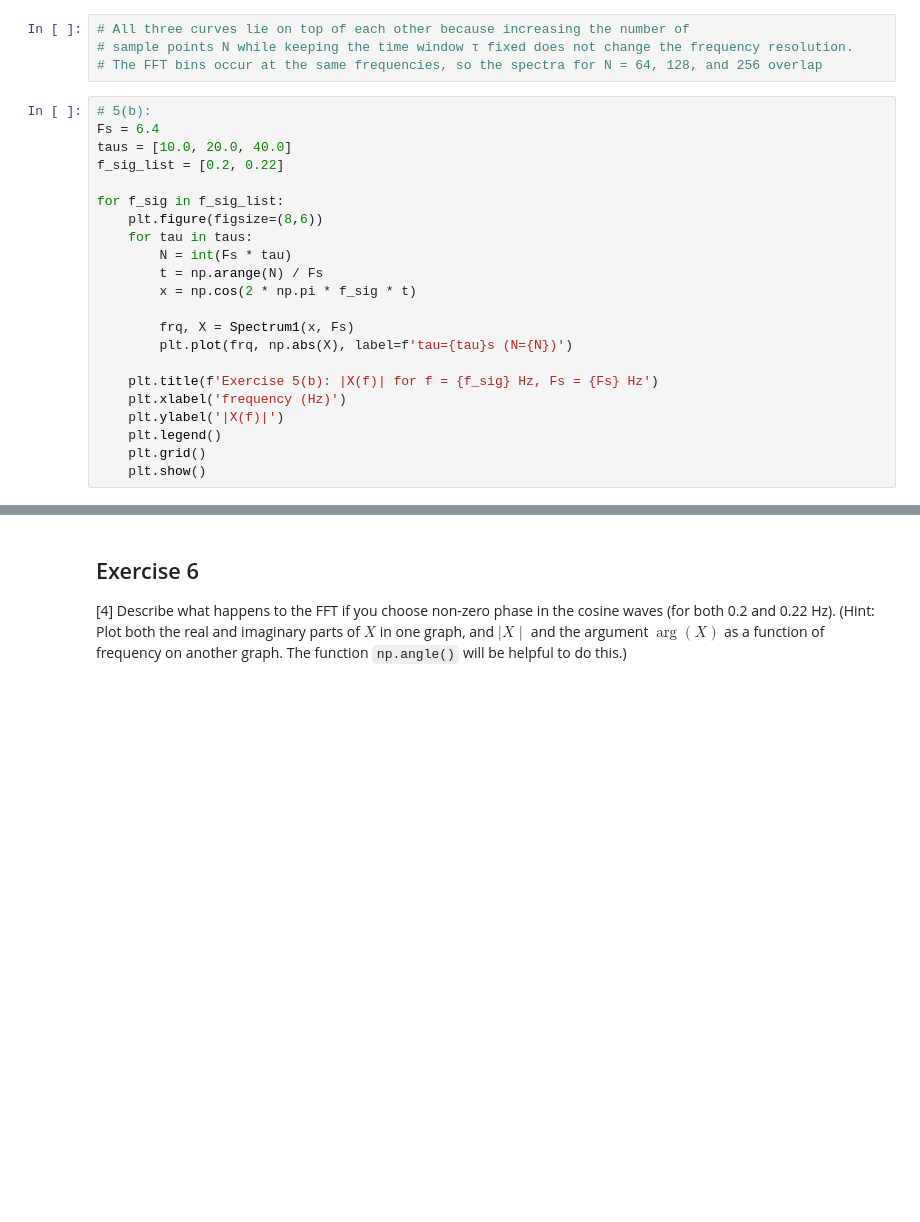
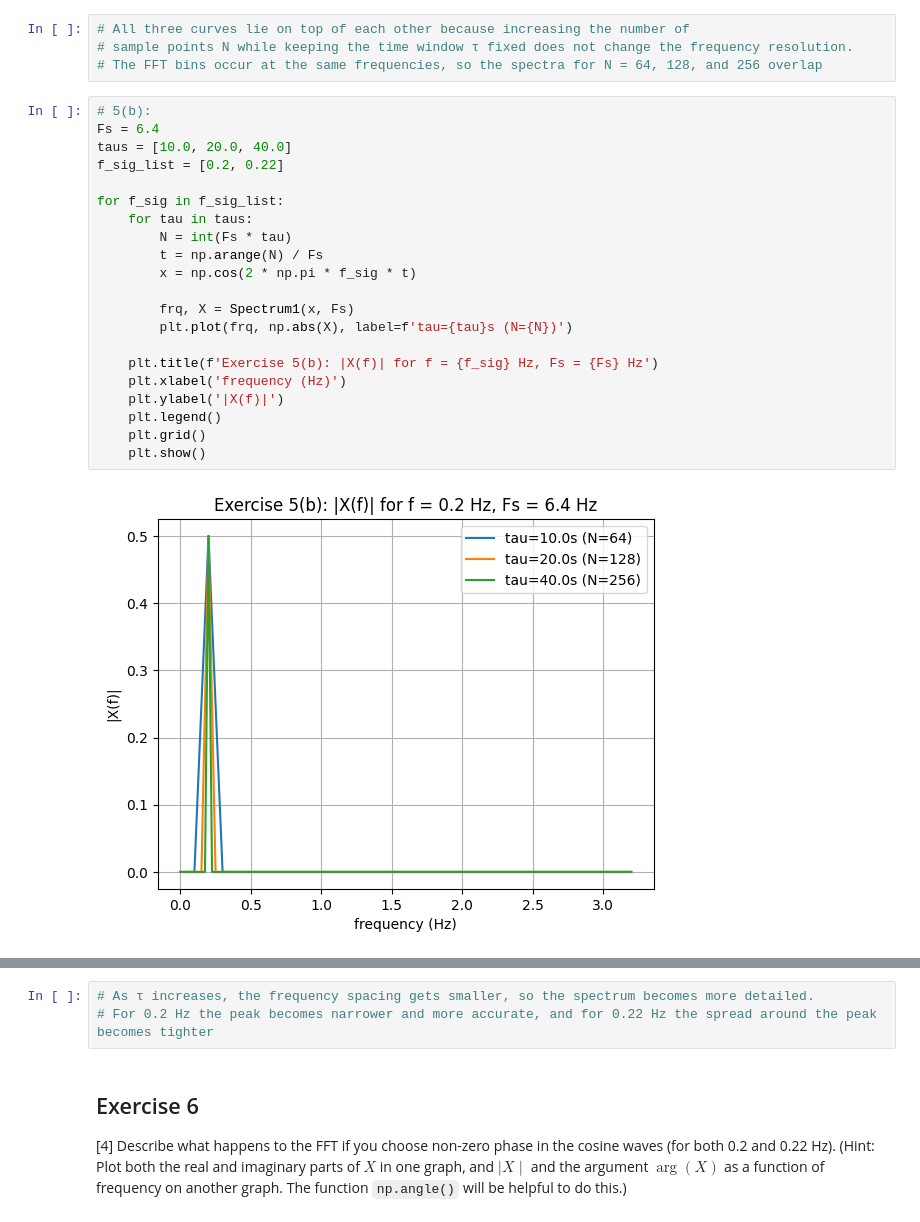
Before and after one commit to PX2145-2025/week-10-b-Ben-Sheldrick, a Jupyter notebook: FFT.ipynb, the cells around one changed output, grey strips where cells are left out. Cells and saved outputs as stored; diff of their text form; blank space fills up the shorter version.

```diff
--- a/FFT.ipynb
+++ b/FFT.ipynb
@@ -470,22 +470,23 @@ for f_sig in f_sig_list:
 # %%
 # 5(b):
 Fs = 6.4
 taus = [10.0, 20.0, 40.0]
 f_sig_list = [0.2, 0.22]
 
 for f_sig in f_sig_list:
-    plt.figure(figsize=(8,6))
     for tau in taus:
         N = int(Fs * tau)
         t = np.arange(N) / Fs
         x = np.cos(2 * np.pi * f_sig * t)
 
         frq, X = Spectrum1(x, Fs)
         plt.plot(frq, np.abs(X), label=f'tau={tau}s (N={N})')
 
     plt.title(f'Exercise 5(b): |X(f)| for f = {f_sig} Hz, Fs = {Fs} Hz')
     plt.xlabel('frequency (Hz)')
     plt.ylabel('|X(f)|')
     plt.legend()
     plt.grid()
     plt.show()
+# %% [output]
+[figure, added]
@@ -492,3 +494,6 @@ for f_sig in f_sig_list:
+# %%
+# As τ increases, the frequency spacing gets smaller, so the spectrum becomes more detailed.
+# For 0.2 Hz the peak becomes narrower and more accurate, and for 0.22 Hz the spread around the peak becomes tighter
 # %% [markdown]
 ## Exercise 6
 
```
Also changed, not shown: parts of 5 cells of this notebook.
